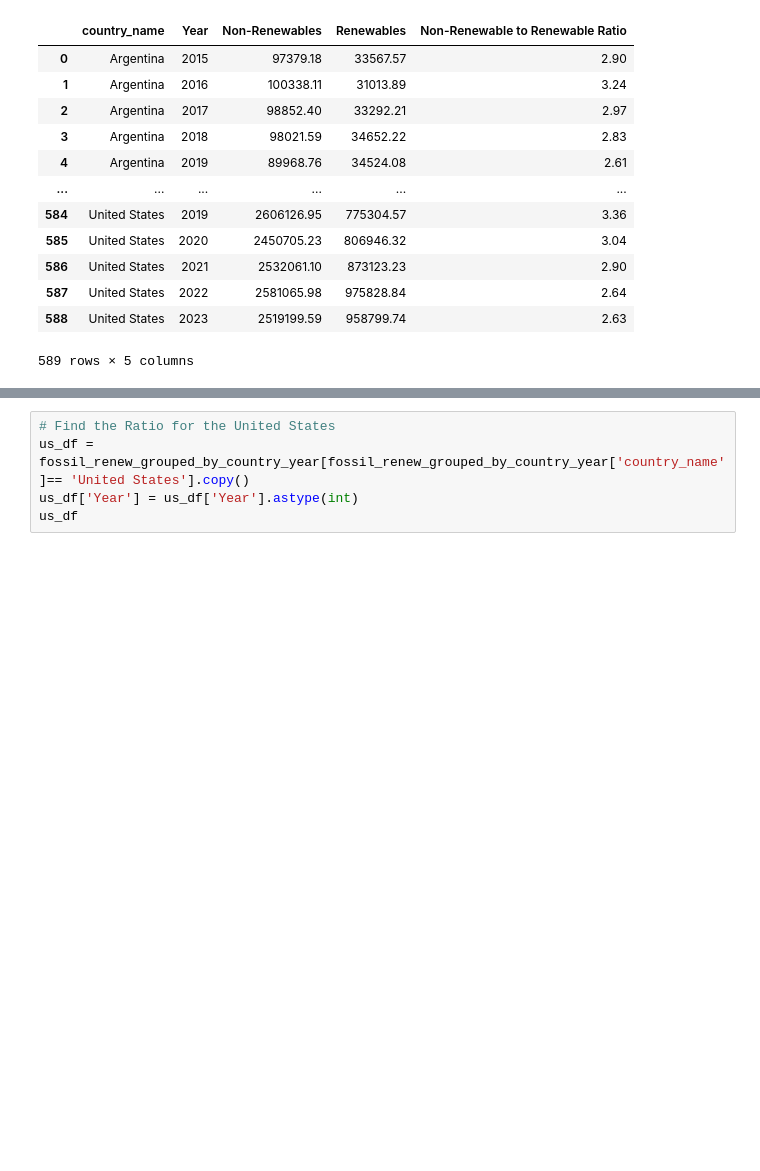
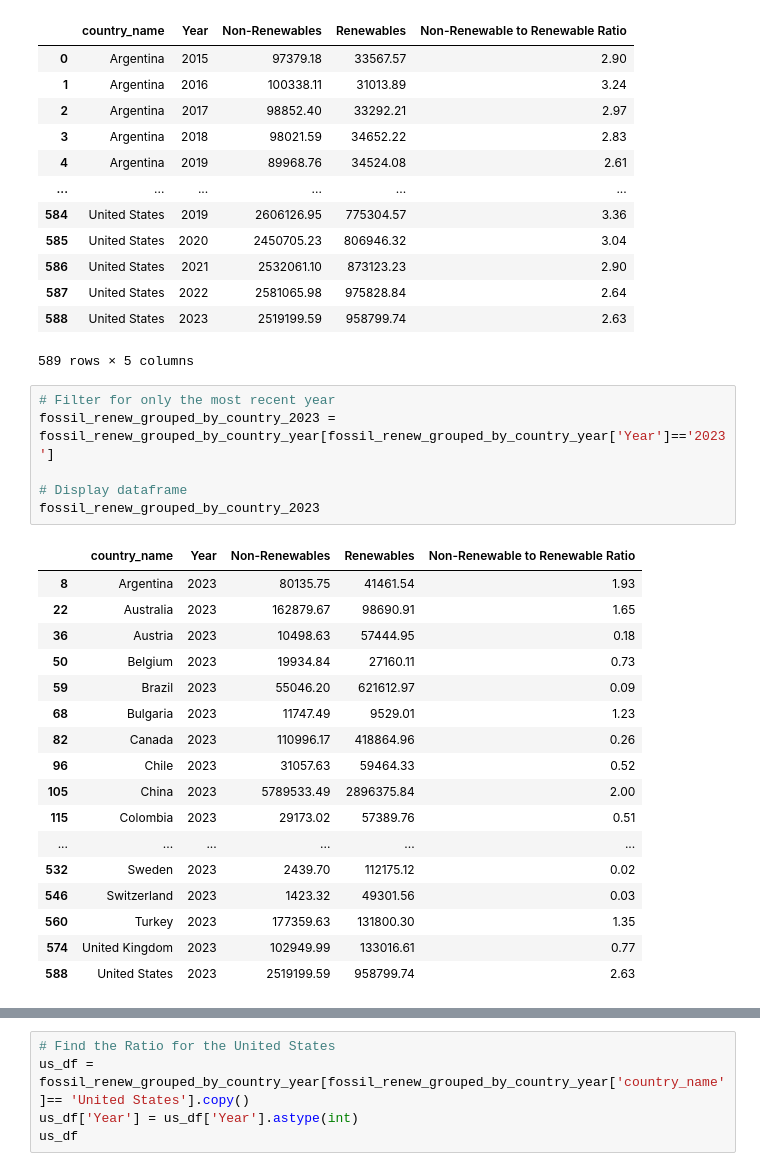
Before and after one commit to bburwinkel0721/Electric-Production, a Jupyter notebook: electricity_anaylsis.ipynb, the cells around one changed output, grey strips where cells are left out. Drawn from its saved outputs; the diff is of its cells as text; blank space fills up the shorter version.

```diff
--- a/electricity_anaylsis.ipynb
+++ b/electricity_anaylsis.ipynb
@@ -660,3 +660,27 @@ fossil_renew_grouped_by_country_year
 | 587 | United States | 2022 | 2581065.98 | 975828.84 | 2.64 |
 | 588 | United States | 2023 | 2519199.59 | 958799.74 | 2.63 |
 589 rows × 5 columns
+# %%
+# Filter for only the most recent year
+fossil_renew_grouped_by_country_2023 = fossil_renew_grouped_by_country_year[fossil_renew_grouped_by_country_year['Year']=='2023']
+
+# Display dataframe
+fossil_renew_grouped_by_country_2023
+# %% [output]
+|  | country_name | Year | Non-Renewables | Renewables | Non-Renewable to Renewable Ratio |
+| 8 | Argentina | 2023 | 80135.75 | 41461.54 | 1.93 |
+| 22 | Australia | 2023 | 162879.67 | 98690.91 | 1.65 |
+| 36 | Austria | 2023 | 10498.63 | 57444.95 | 0.18 |
+| 50 | Belgium | 2023 | 19934.84 | 27160.11 | 0.73 |
+| 59 | Brazil | 2023 | 55046.20 | 621612.97 | 0.09 |
+| 68 | Bulgaria | 2023 | 11747.49 | 9529.01 | 1.23 |
+| 82 | Canada | 2023 | 110996.17 | 418864.96 | 0.26 |
+| 96 | Chile | 2023 | 31057.63 | 59464.33 | 0.52 |
+| 105 | China | 2023 | 5789533.49 | 2896375.84 | 2.00 |
+| 115 | Colombia | 2023 | 29173.02 | 57389.76 | 0.51 |
+| ... | ... | ... | ... | ... | ... |
+| 532 | Sweden | 2023 | 2439.70 | 112175.12 | 0.02 |
+| 546 | Switzerland | 2023 | 1423.32 | 49301.56 | 0.03 |
+| 560 | Turkey | 2023 | 177359.63 | 131800.30 | 1.35 |
+| 574 | United Kingdom | 2023 | 102949.99 | 133016.61 | 0.77 |
+| 588 | United States | 2023 | 2519199.59 | 958799.74 | 2.63 |
```
Also changed, not shown: parts of 2 cells of this notebook, 1 other file.
